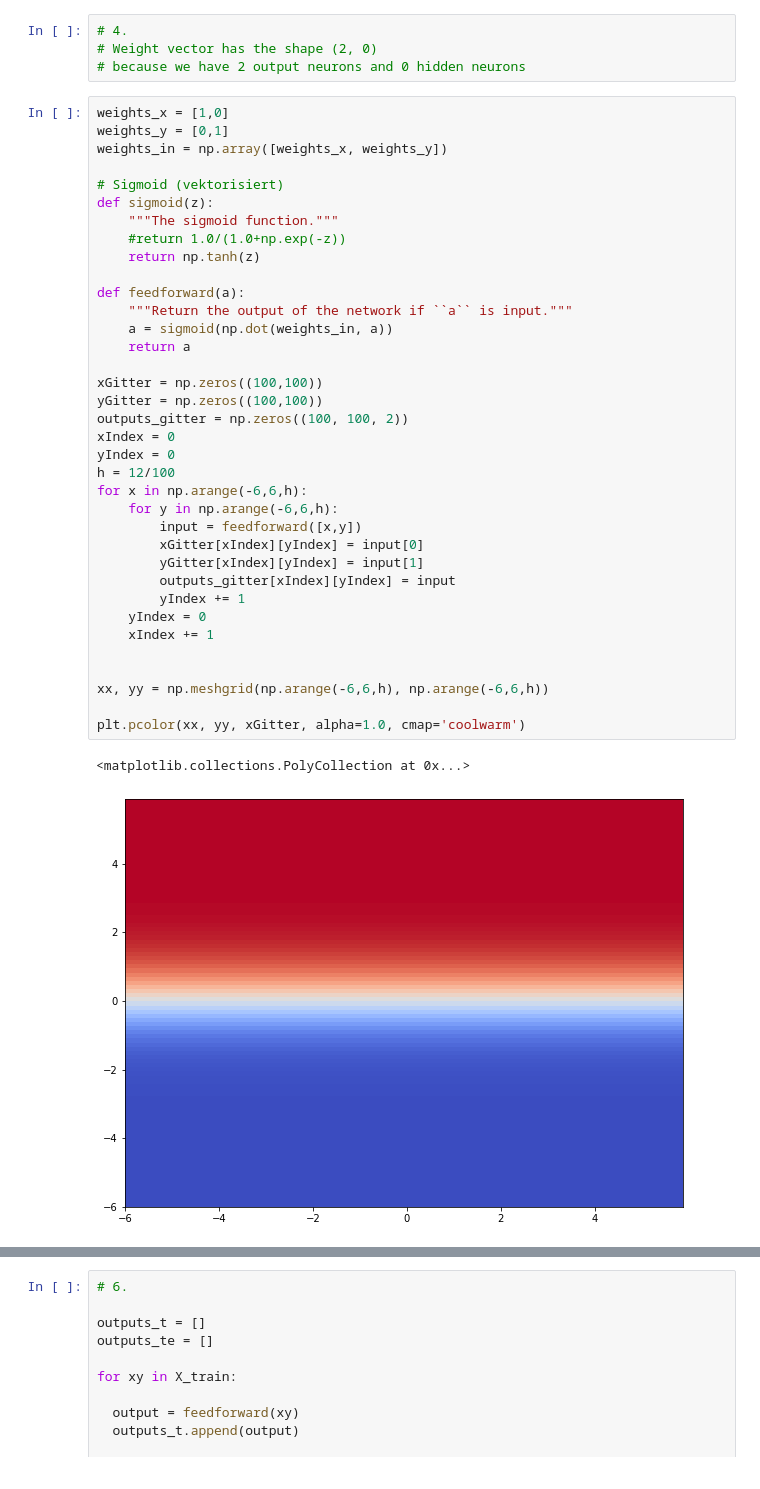
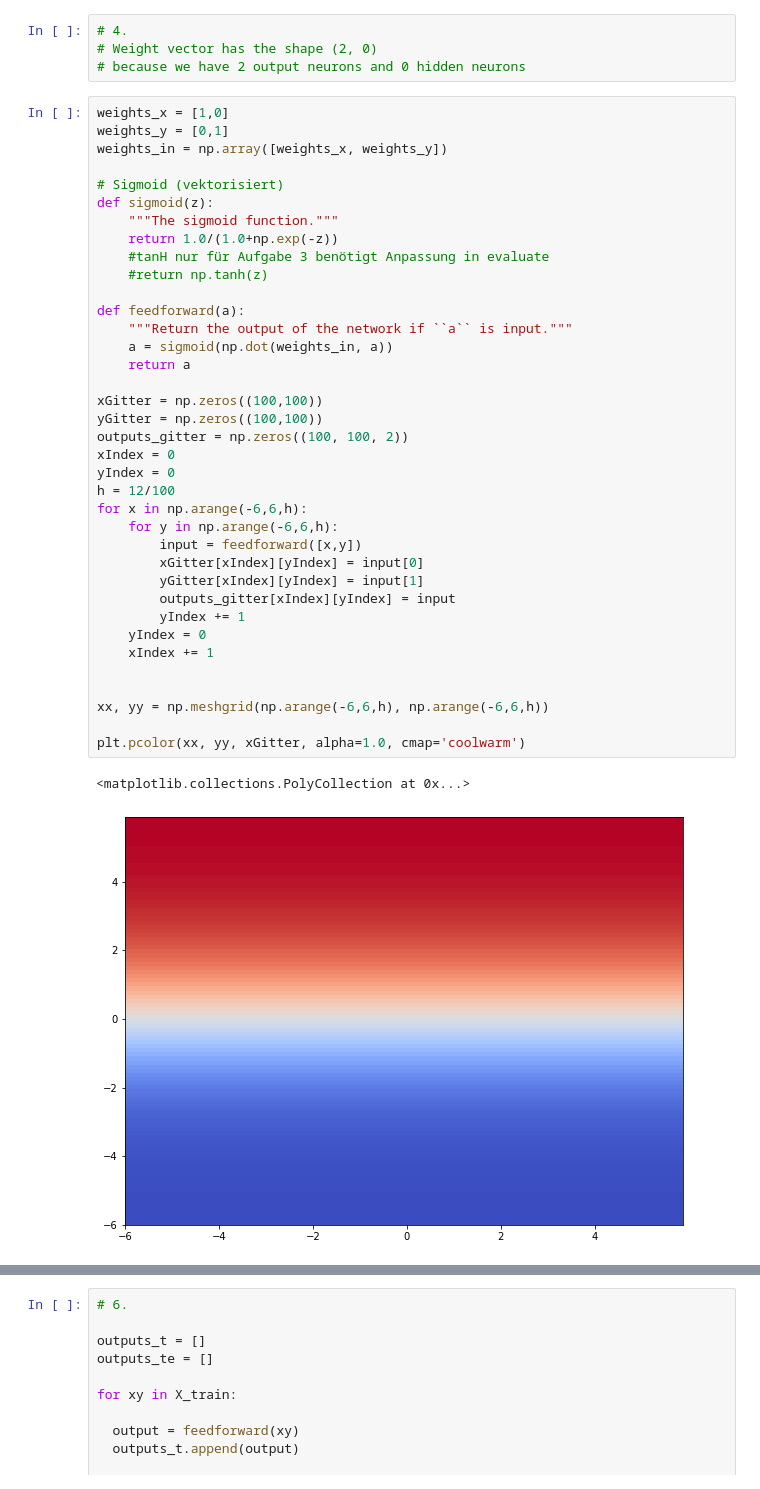
Before and after one commit to schmuecker/machine-learning-course, a Jupyter notebook: Deep Learning/01 backpropagation/01 MLP.ipynb, the cells around one changed output, grey strips where cells are left out. Saved outputs shown, nothing was run; the diff lists cells and outputs as text.

```diff
--- a/Deep Learning/01 backpropagation/01 MLP.ipynb
+++ b/Deep Learning/01 backpropagation/01 MLP.ipynb
@@ -76,37 +76,38 @@ weights_in = np.array([weights_x, weights_y])
 # Sigmoid (vektorisiert)
 def sigmoid(z):
     """The sigmoid function."""
-    #return 1.0/(1.0+np.exp(-z))
-    return np.tanh(z)
+    return 1.0/(1.0+np.exp(-z))
+    #tanH nur für Aufgabe 3 benötigt Anpassung in evaluate
+    #return np.tanh(z)
 
 def feedforward(a):
     """Return the output of the network if ``a`` is input."""
     a = sigmoid(np.dot(weights_in, a))
     return a
 
 xGitter = np.zeros((100,100))
 yGitter = np.zeros((100,100))
 outputs_gitter = np.zeros((100, 100, 2))
 xIndex = 0
 yIndex = 0
 h = 12/100
 for x in np.arange(-6,6,h):
     for y in np.arange(-6,6,h):
         input = feedforward([x,y])
         xGitter[xIndex][yIndex] = input[0]
         yGitter[xIndex][yIndex] = input[1]
         outputs_gitter[xIndex][yIndex] = input
         yIndex += 1
     yIndex = 0
     xIndex += 1
 
 
 xx, yy = np.meshgrid(np.arange(-6,6,h), np.arange(-6,6,h))
 
 plt.pcolor(xx, yy, xGitter, alpha=1.0, cmap='coolwarm')
 # %% [output]
 <matplotlib.collections.PolyCollection at 0x...>
-[figure, old version]
+[figure, new version]
 # %%
 plt.pcolor(xx, yy, yGitter, alpha=1.0, cmap='coolwarm')
 # %% [output]
```
Also changed, not shown: parts of 11 cells of this notebook.
